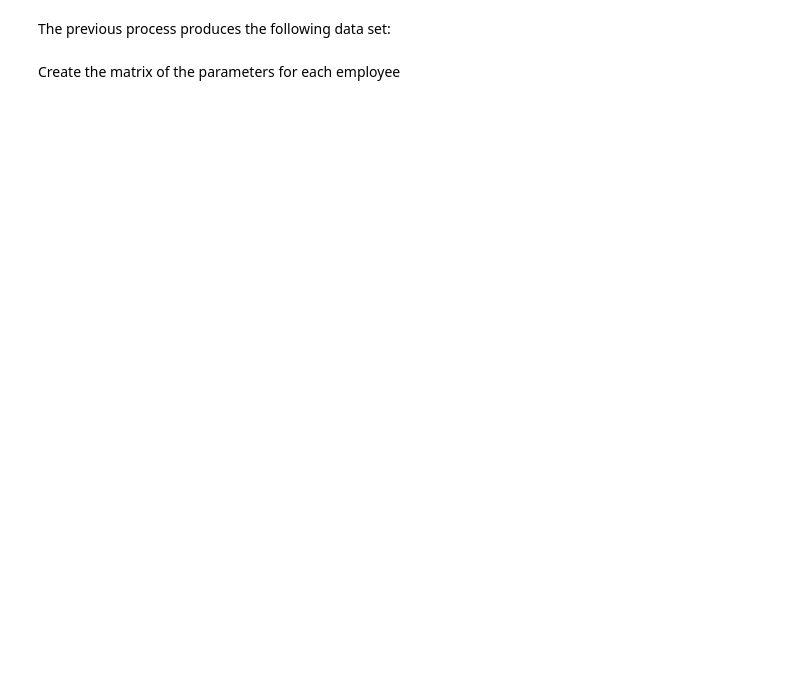
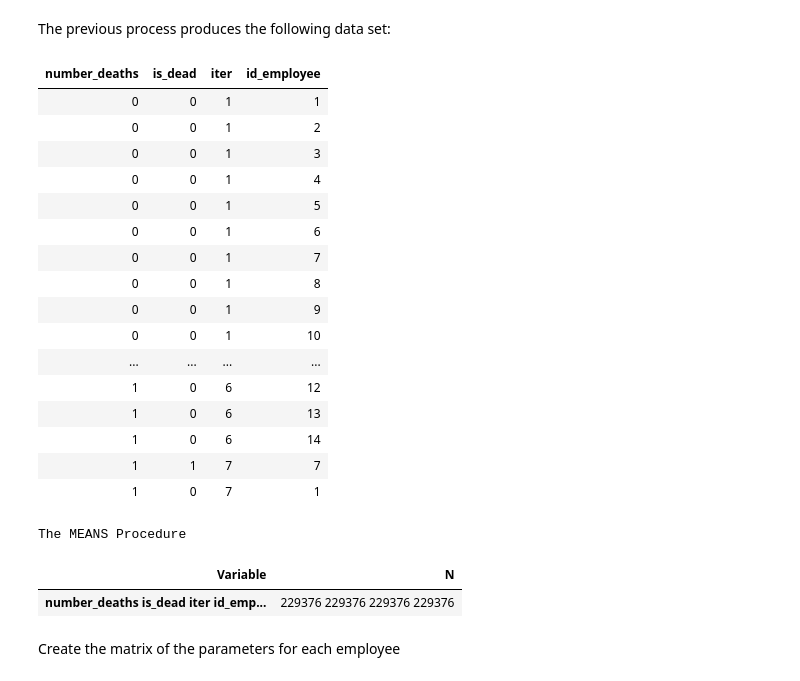
Before and after one commit to jenriqps/risk_theory, a Jupyter notebook: 02_Case_01.ipynb, the cells around one changed output. Cells and saved outputs as stored; diff of their text form; code cells hidden in the pictures; blank space fills up the shorter version.

```diff
--- a/02_Case_01.ipynb
+++ b/02_Case_01.ipynb
@@ -177,9 +321,33 @@ n: number of employees
 # %% [markdown]
 The previous process produces the following data set:
 # %%
-options obs=100;
-proc print data=work.comb noobs;
+proc print data=work.comb(obs=100) noobs;
 run;
+# %% [output]
+| number_deaths | is_dead | iter | id_employee |
+| 0 | 0 | 1 | 1 |
+| 0 | 0 | 1 | 2 |
+| 0 | 0 | 1 | 3 |
+| 0 | 0 | 1 | 4 |
+| 0 | 0 | 1 | 5 |
+| 0 | 0 | 1 | 6 |
+| 0 | 0 | 1 | 7 |
+| 0 | 0 | 1 | 8 |
+| 0 | 0 | 1 | 9 |
+| 0 | 0 | 1 | 10 |
+| ... | ... | ... | ... |
+| 1 | 0 | 6 | 12 |
+| 1 | 0 | 6 | 13 |
+| 1 | 0 | 6 | 14 |
+| 1 | 1 | 7 | 7 |
+| 1 | 0 | 7 | 1 |
+# %%
+proc means data=work.comb n;
+run;
+# %% [output]
+The MEANS Procedure
+| Variable | N |
+| number_deaths is_dead iter id_emp... | 229376 229376 229376 229376 |
 # %% [markdown]
 Create the matrix of the parameters for each employee
 # %%
```
Also changed, not shown: parts of 24 cells of this notebook.
